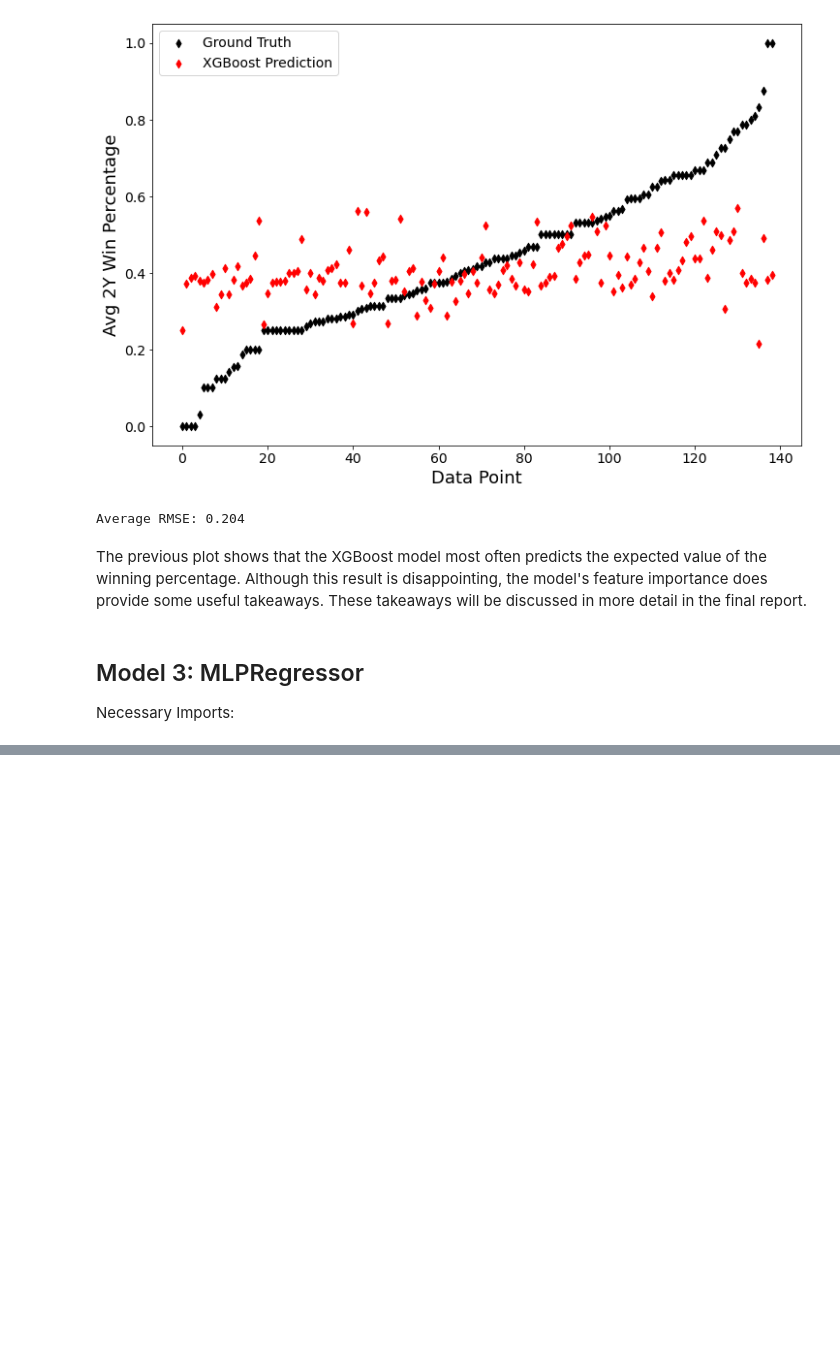
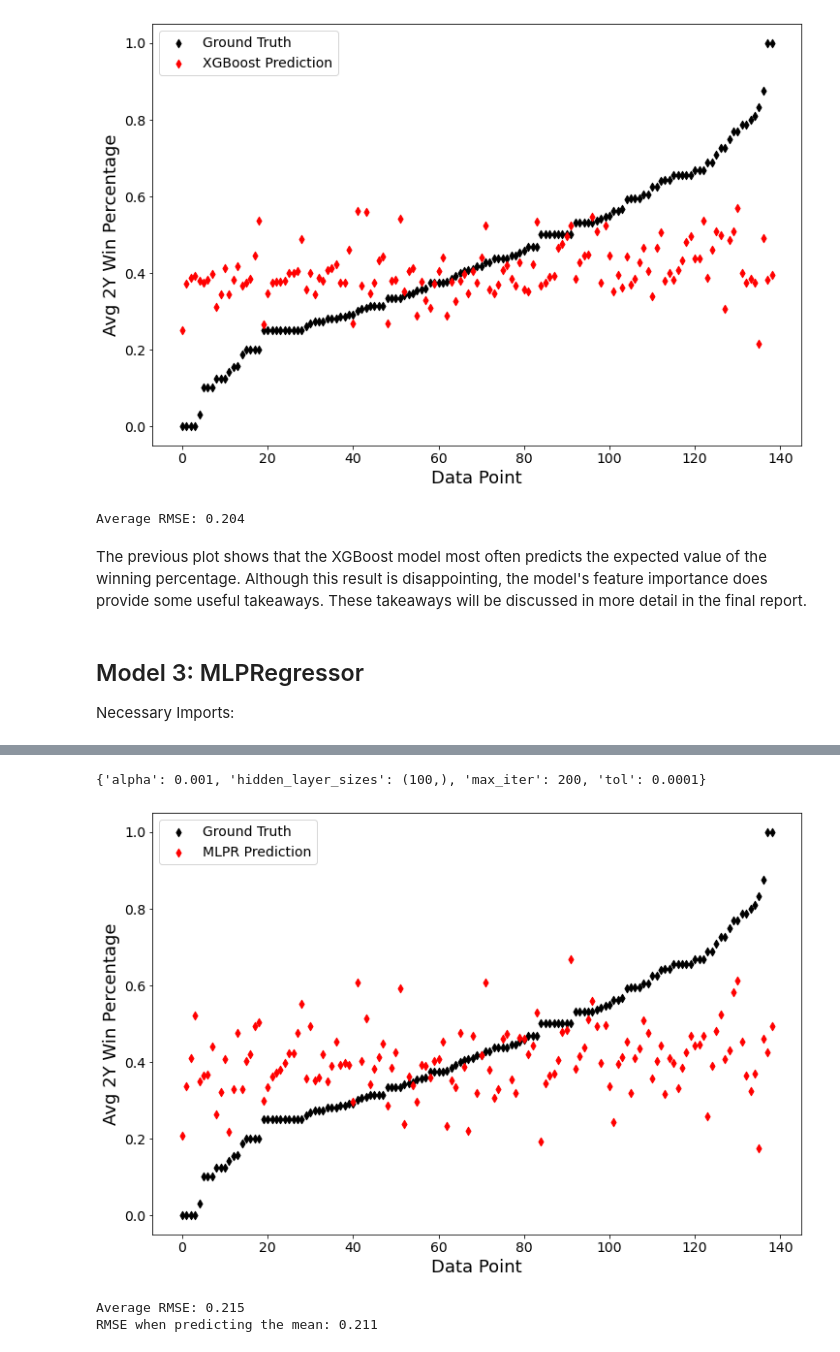
Before and after one commit to jwilliamson7/CoachingProject, a Jupyter notebook: Williamson-Jon-CSCE421-Project-WinningPercentModels.ipynb, the cells around one changed output, grey strips where cells are left out. Drawn from its saved outputs; the diff is of its cells as text; code cells hidden in the pictures; blank space fills up the shorter version.

```diff
--- a/Williamson-Jon-CSCE421-Project-WinningPercentModels.ipynb
+++ b/Williamson-Jon-CSCE421-Project-WinningPercentModels.ipynb
@@ -566,31 +566,31 @@ Necessary Imports:
 # %%
 from sklearn.neural_network import MLPRegressor
 # %%
-"""
+
 mlpr_param_dict = {
-    "activation":       ['relu', 'tanh'],
-    "alpha":            [0, .0001, .001, .01],
-    "tol":              [1e-4, 1e-5],
-    "max_iter":         [200, 300, 400, 500]
+    "alpha":                [0, .0001, .001, .01],
+    "hidden_layer_sizes":   [(100,), (50, 25), (50, 25, 15, 9)],
+    "max_iter":             [200, 400, 600],
+    "tol":                  [1e-4, 1e-5]
 }
 """
 mlpr_param_dict = {
-    "activation":       ['relu', 'tanh'],
-    "alpha":            [0, .0001, .001]
+    "alpha":                [0, .0001, .001],
+    "hidden_layer_sizes":   [(19, 11, 7, 5, 3), (23, 19, 15, 11, 5)],
 }
-
-mlpr_best_params_dict = {key: [] for key in xgbr_param_dict.keys()}
+"""
+mlpr_best_params_dict = {key: [] for key in mlpr_param_dict.keys()}
 
 mlpr_result_dict = {    'train_score':  [],
-                        'test_score':   [],
-                        'importance':   []
+                        'test_score':   []
 }
 
 default_mlpr_params = {
+    "activation":   'relu',
     'solver':       'lbfgs'
 }
 
-num_of_folds=2
+num_of_folds=10
 
 skf=KFold(n_splits=num_of_folds, shuffle=True)
 for train_index, test_index in skf.split(X_train, y_train):
@@ -614,0 +658,27 @@ for train_index, test_index in skf.split(X_train, y_train):
+# %%
+test_mlpr_best_params_dict = {key: max(set(value), key=value.count) for (key, value) in mlpr_best_params_dict.items()}
+print(test_mlpr_best_params_dict)
+test_mlpr_best_params_dict.update(default_mlpr_params)
+mean_imputer    = SimpleImputer()
+imputed_X_train = mean_imputer.fit_transform(X_train)
+imputed_X_test  = mean_imputer.transform(X_test)
+mlpr = MLPRegressor(**test_mlpr_best_params_dict).fit(imputed_X_train, y_train)
+plot_pred = mlpr.predict(imputed_X_test)
+# %% [output]
+{'alpha': 0.001, 'hidden_layer_sizes': (100,), 'max_iter': 200, 'tol': 0.0001}
+# %%
+sorted_y_test, sorted_plot_pred = [list(tuple) for tuple in zip(*sorted(zip(y_test, plot_pred)))]
+plt.scatter(np.arange(0, len(sorted_y_test)), sorted_y_test, marker='d', color='k', label='Ground Truth')
+plt.scatter(np.arange(0, len(sorted_plot_pred)), sorted_plot_pred, marker='d', color='r', label='MLPR Prediction')
+plt.xlabel('Data Point')
+plt.ylabel('Avg 2Y Win Percentage')
+plt.legend()
+plt.show()
+# %% [output]
+[figure, added]
+# %%
+print('Average RMSE: {:.3f}'.format(np.sqrt(mean_squared_error(sorted_y_test, sorted_plot_pred))))
+print('RMSE when predicting the mean: {:.3f}'.format(np.sqrt(np.mean((np.mean(sorted_plot_pred) - sorted_y_test) ** 2))))
+# %% [output]
+Average RMSE: 0.215
+RMSE when predicting the mean: 0.211
```
Also changed, not shown: parts of 12 cells of this notebook.
